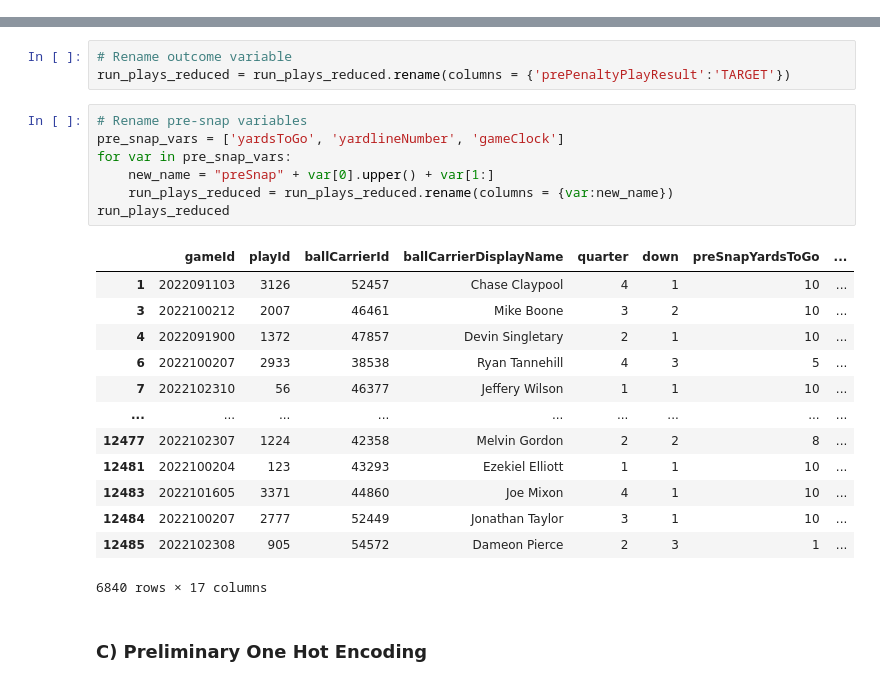
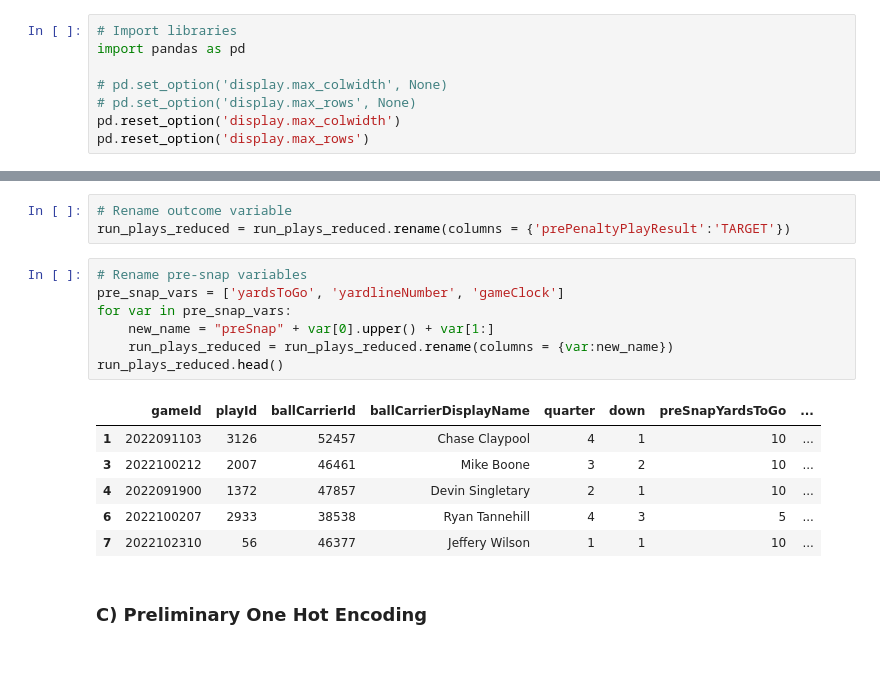
Before and after one commit to Andrew-Koulogeorge/NFL-Big-Data-Bowl, a Jupyter notebook: preprocessing/deep_learning_preprocessing_v1.ipynb, the cells around one changed output, grey strips where cells are left out. Cells and saved outputs as stored; diff of their text form; blank space fills up the shorter version.

```diff
--- a/preprocessing/deep_learning_preprocessing_v1.ipynb
+++ b/preprocessing/deep_learning_preprocessing_v1.ipynb
@@ -8,3 +5,11 @@ import pandas as pd
+# %%
+# Import libraries
+import pandas as pd
+
+# pd.set_option('display.max_colwidth', None)
+# pd.set_option('display.max_rows', None)
+pd.reset_option('display.max_colwidth')
+pd.reset_option('display.max_rows')
 # %%
 # Load data
 games = pd.read_csv("../data/games.csv")
@@ -97,24 +100,17 @@ run_plays_reduced = run_plays_reduced.rename(columns = {'prePenaltyPlayResult':'
 # %%
 # Rename pre-snap variables
 pre_snap_vars = ['yardsToGo', 'yardlineNumber', 'gameClock']
 for var in pre_snap_vars:
     new_name = "preSnap" + var[0].upper() + var[1:]
     run_plays_reduced = run_plays_reduced.rename(columns = {var:new_name})
-run_plays_reduced
+run_plays_reduced.head()
 # %% [output]
 |  | gameId | playId | ballCarrierId | ballCarrierDisplayName | quarter | down | preSnapYardsToGo | ... |
 | 1 | 2022091103 | 3126 | 52457 | Chase Claypool | 4 | 1 | 10 | ... |
 | 3 | 2022100212 | 2007 | 46461 | Mike Boone | 3 | 2 | 10 | ... |
 | 4 | 2022091900 | 1372 | 47857 | Devin Singletary | 2 | 1 | 10 | ... |
 | 6 | 2022100207 | 2933 | 38538 | Ryan Tannehill | 4 | 3 | 5 | ... |
 | 7 | 2022102310 | 56 | 46377 | Jeffery Wilson | 1 | 1 | 10 | ... |
-| ... | ... | ... | ... | ... | ... | ... | ... | ... |
-| 12477 | 2022102307 | 1224 | 42358 | Melvin Gordon | 2 | 2 | 8 | ... |
-| 12481 | 2022100204 | 123 | 43293 | Ezekiel Elliott | 1 | 1 | 10 | ... |
-| 12483 | 2022101605 | 3371 | 44860 | Joe Mixon | 4 | 1 | 10 | ... |
-| 12484 | 2022100207 | 2777 | 52449 | Jonathan Taylor | 3 | 1 | 10 | ... |
-| 12485 | 2022102308 | 905 | 54572 | Dameon Pierce | 2 | 3 | 1 | ... |
-6840 rows × 17 columns
 # %% [markdown]
 ### C) Preliminary One Hot Encoding
 # %%
```
Also changed, not shown: parts of 19 cells of this notebook.
